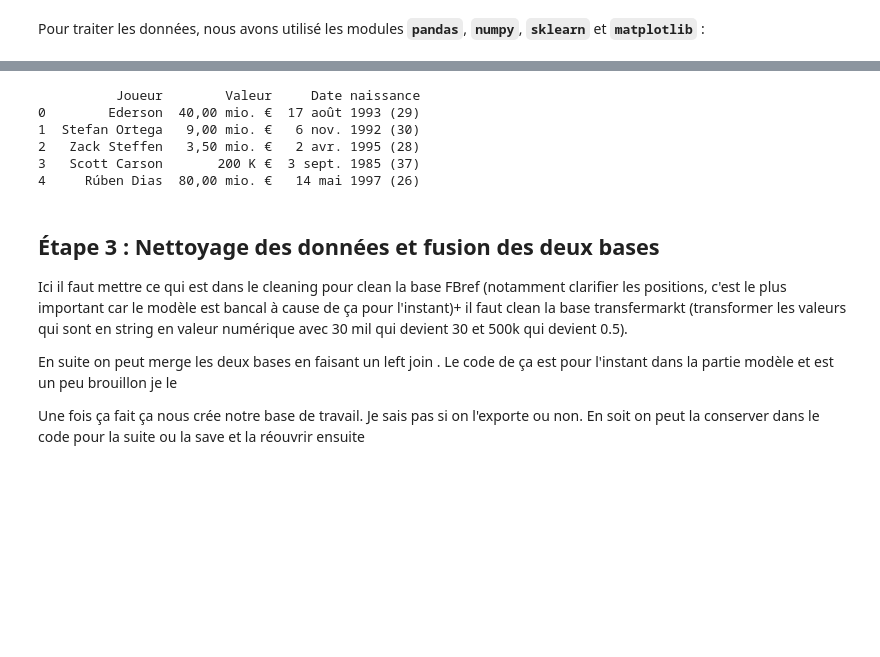
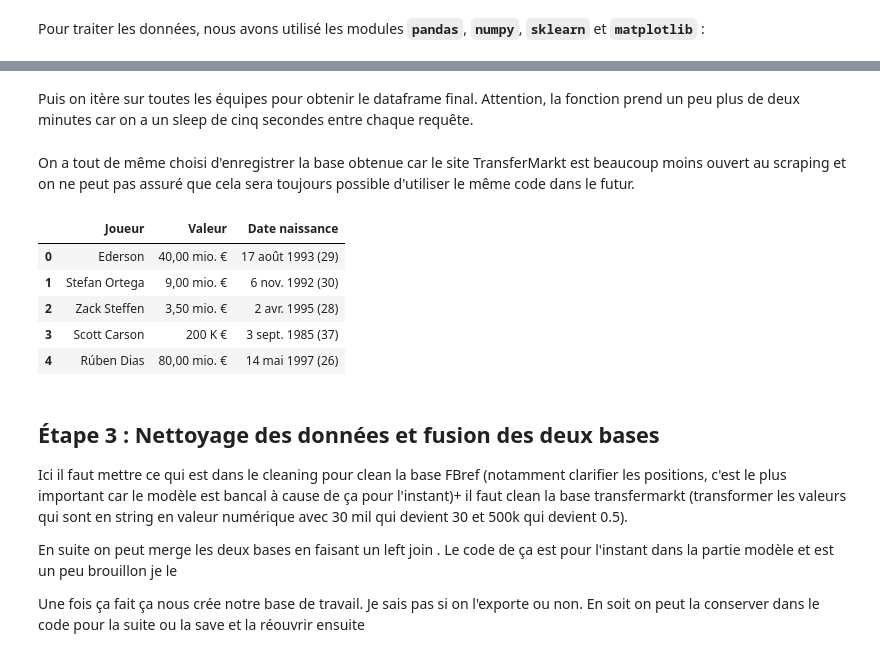
Before and after one commit to lecoqm/evaluation_football, a Jupyter notebook: main.ipynb, the cells around one changed output, grey strips where cells are left out. Cells and saved outputs as stored; diff of their text form; code cells hidden in the pictures; blank space fills up the shorter version.

```diff
--- a/main.ipynb
+++ b/main.ipynb
@@ -136,0 +187,2 @@ Une fois la base de données obtenue, nous avons nettoyé la base afin d'obtenir
+# %% [markdown]
+Puis on itère sur toutes les équipes pour obtenir le dataframe final. Attention, la fonction prend un peu plus de deux minutes car on a un sleep de cinq secondes entre chaque requête.
@@ -137,15 +192,17 @@ Une fois la base de données obtenue, nous avons nettoyé la base afin d'obtenir
+# %% [markdown]
+On a tout de même choisi d'enregistrer la base obtenue car le site TransferMarkt est beaucoup moins ouvert au scraping et on ne peut pas assuré que cela sera toujours possible d'utiliser le même code dans le futur.
 # %%
 path = "/home/onyxia/work/evaluation_football/data/tm.csv"
 df_tm = pd.read_csv(path)
 df_tm.columns = ['Joueur', 'Valeur', 'Date naissance']
-print(df_tm.head())
+df_tm.head(5)
 # %% [output]
-          Joueur        Valeur     Date naissance
-0        Ederson  40,00 mio. €  17 août 1993 (29)
-1  Stefan Ortega   9,00 mio. €   6 nov. 1992 (30)
-2   Zack Steffen   3,50 mio. €   2 avr. 1995 (28)
-3   Scott Carson       200 K €  3 sept. 1985 (37)
-4     Rúben Dias  80,00 mio. €   14 mai 1997 (26)
+|  | Joueur | Valeur | Date naissance |
+| 0 | Ederson | 40,00 mio. € | 17 août 1993 (29) |
+| 1 | Stefan Ortega | 9,00 mio. € | 6 nov. 1992 (30) |
+| 2 | Zack Steffen | 3,50 mio. € | 2 avr. 1995 (28) |
+| 3 | Scott Carson | 200 K € | 3 sept. 1985 (37) |
+| 4 | Rúben Dias | 80,00 mio. € | 14 mai 1997 (26) |
 # %% [markdown]
 ## Étape 3 : Nettoyage des données et fusion des deux bases
 
```
Also changed, not shown: parts of 19 cells of this notebook, 1 other file.
